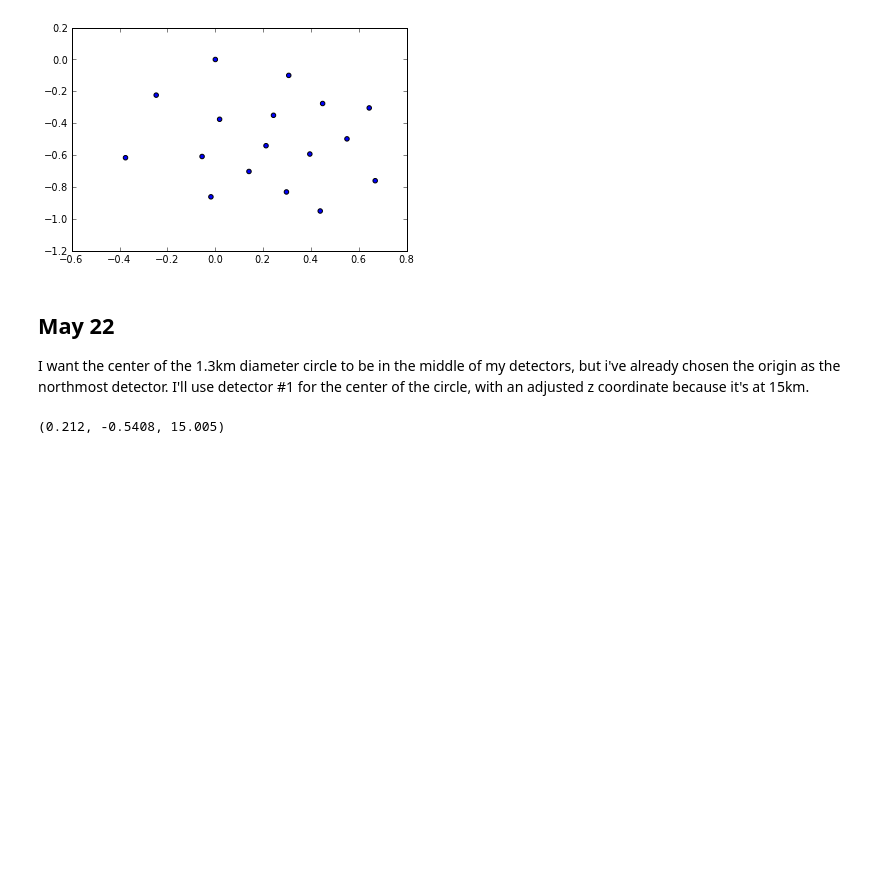
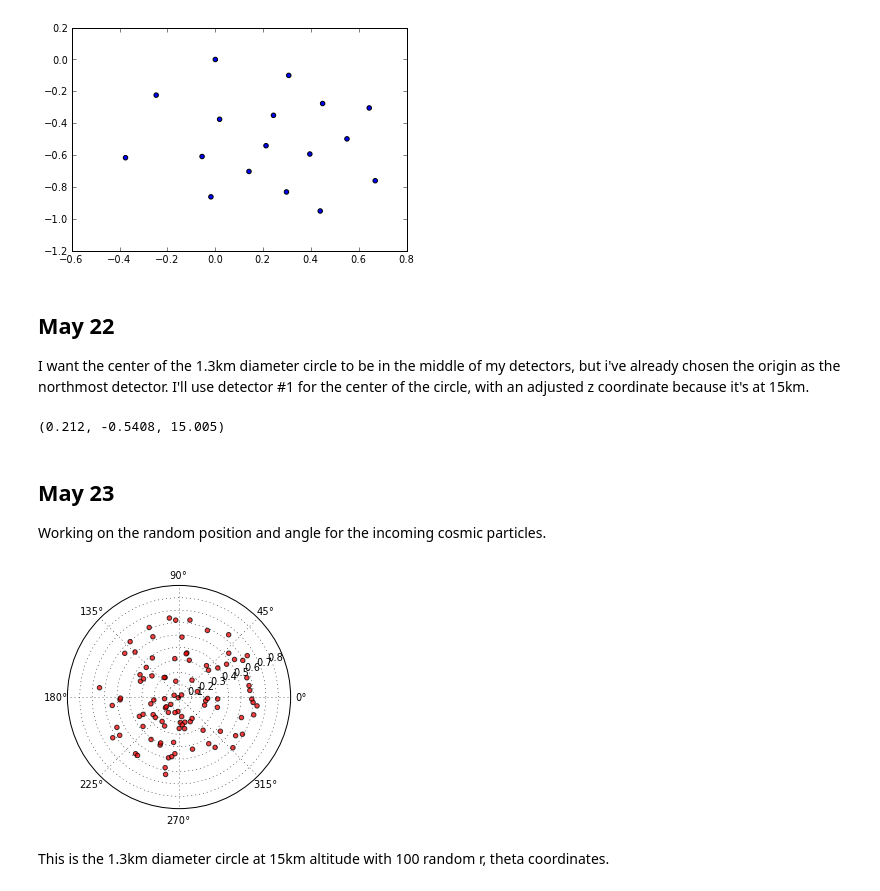
Before and after one commit to ssteeper/PHYS-202-13, a Jupyter notebook: Project/Project.ipynb, the cells around one changed output. Saved outputs shown, nothing was run; the diff lists cells and outputs as text; code cells hidden in the pictures; blank space fills up the shorter version.

```diff
--- a/Project/Project.ipynb
+++ b/Project/Project.ipynb
@@ -51,7 +51,21 @@ R = d/2
 N=100
 # %% [output]
 (0.212, -0.5408, 15.005)
+# %% [markdown]
+May 23
+-
+Working on the random position and angle for the incoming cosmic particles.
 # %%
-import numpy.random
+N = 100
 r = R*sqrt(numpy.random.random(N))
-theta = numpy.random.random(N) * 2 *pi
+theta = numpy.random.random(N) * 2*pi
+
+ax = subplot(111, polar=True)
+c = scatter(theta, r, c='r', cmap=cm.hsv)
+c.set_alpha(.75)
+
+show()
+# %% [output]
+[figure, added]
+# %% [markdown]
+This is the 1.3km diameter circle at 15km altitude with 100 random r, theta coordinates.
```
Also changed, not shown: parts of 6 cells of this notebook.
